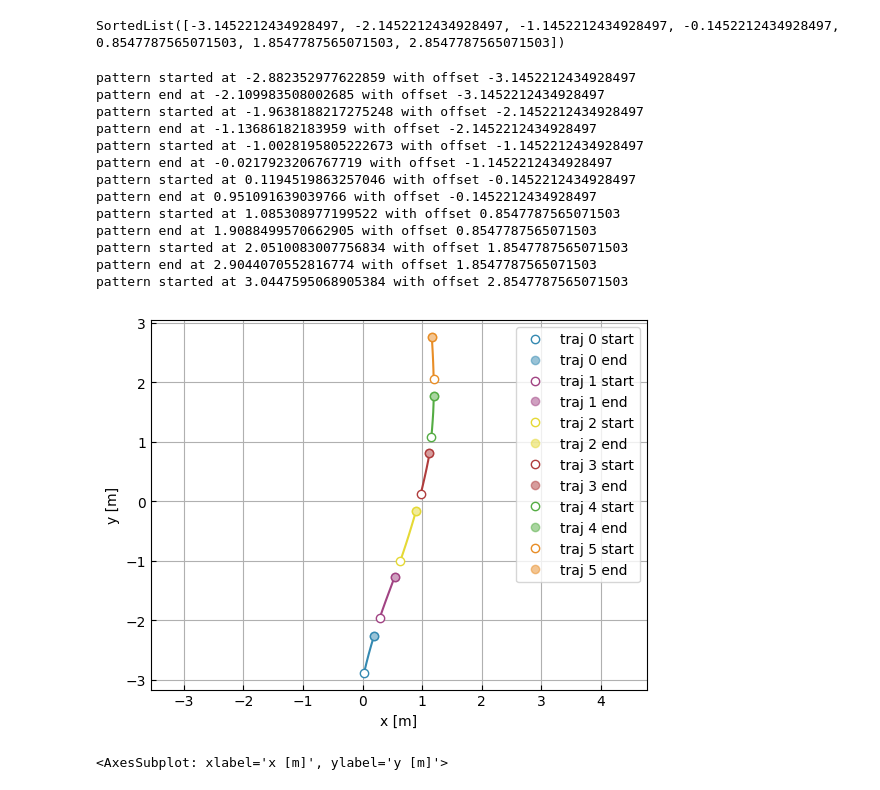
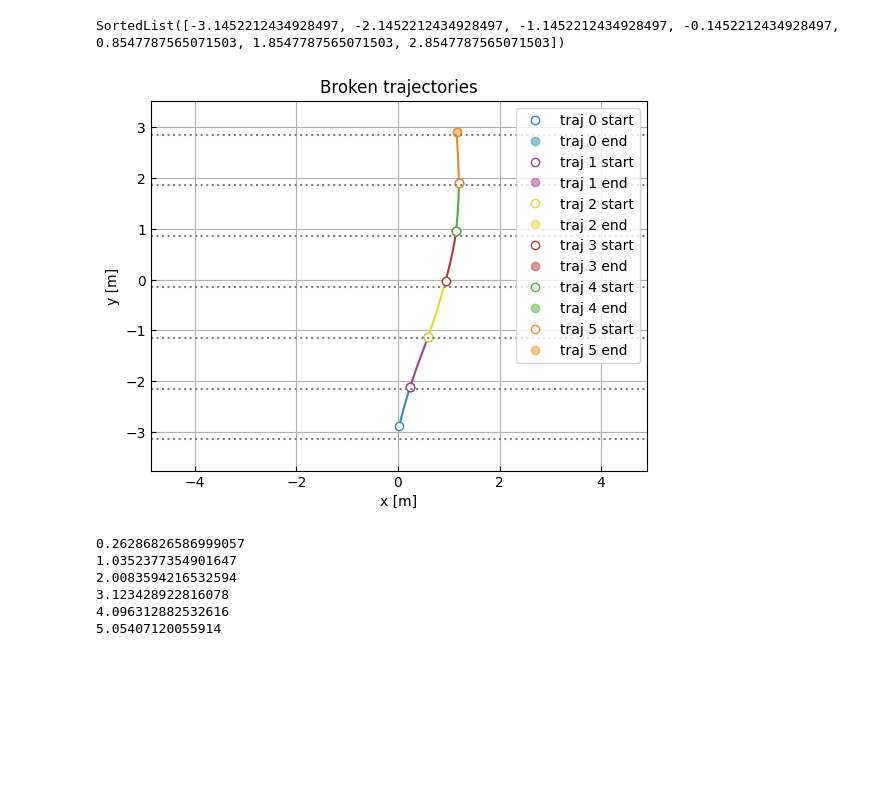
Before and after one commit to adhocmaster/diverging-trajectories, a Jupyter notebook: src/notebooks/break-by-y-axis.ipynb, the cells around one changed output. Cells and saved outputs as stored; diff of their text form; code cells hidden in the pictures; blank space fills up the shorter version.

```diff
--- a/src/notebooks/break-by-y-axis.ipynb
+++ b/src/notebooks/break-by-y-axis.ipynb
@@ -98,27 +99,33 @@ extractor = DisplacementIntervalSequenceExtractor(
     xCol="sceneX",
     yCol="sceneY"
 )
+
+patternVisualizer = PatternVisualizer()
 # %% [output]
 SortedList([-3.1452212434928497, -2.1452212434928497, -1.1452212434928497, -0.1452212434928497, 0.8547787565071503, 1.8547787565071503, 2.8547787565071503])
 # %%
 patterns = extractor.extract("18128", singleTrack)
 patterns
-plot_2d(patterns)
+patternVisualizer.plotPatterns(
+    patterns,
+    hLines=extractor.segmentOffsets,
+    xmin=pedDf["sceneX"].min(),
+    xmax=pedDf["sceneX"].max(),
+    title="Broken trajectories"
+)
+# ax = plot_2d(patterns, show=False)
+# ax.set_title("Broken trajectories")
+# ax.hlines(extractor.segmentOffsets, xmin=pedDf["sceneX"].min(), xmax=pedDf["sceneX"].max())
+# plt.show()
+for pattern in patterns:
+    print(pattern.yOffset)
 # %% [output]
+[figure, new version]
-pattern started at -2.882352977622859 with offset -3.1452212434928497
-pattern end at -2.109983508002685 with offset -3.1452212434928497
-pattern started at -1.9638188217275248 with offset -2.1452212434928497
-pattern end at -1.13686182183959 with offset -2.1452212434928497
-pattern started at -1.0028195805222673 with offset -1.1452212434928497
-pattern end at -0.0217923206767719 with offset -1.1452212434928497
-pattern started at 0.1194519863257046 with offset -0.1452212434928497
-pattern end at 0.951091639039766 with offset -0.1452212434928497
-pattern started at 1.085308977199522 with offset 0.8547787565071503
-pattern end at 1.9088499570662905 with offset 0.8547787565071503
-pattern started at 2.0510083007756834 with offset 1.8547787565071503
-pattern end at 2.9044070552816774 with offset 1.8547787565071503
-pattern started at 3.0447595068905384 with offset 2.8547787565071503
+0.26286826586999057
+1.0352377354901647
+2.0083594216532594
+3.123428922816078
+4.096312882532616
+5.05407120055914
-[figure, old version]
-<AxesSubplot: xlabel='x [m]', ylabel='y [m]'>
 # %%
 singleTrack.head()
```
Also changed, not shown: parts of 5 cells of this notebook, 3 other files.
